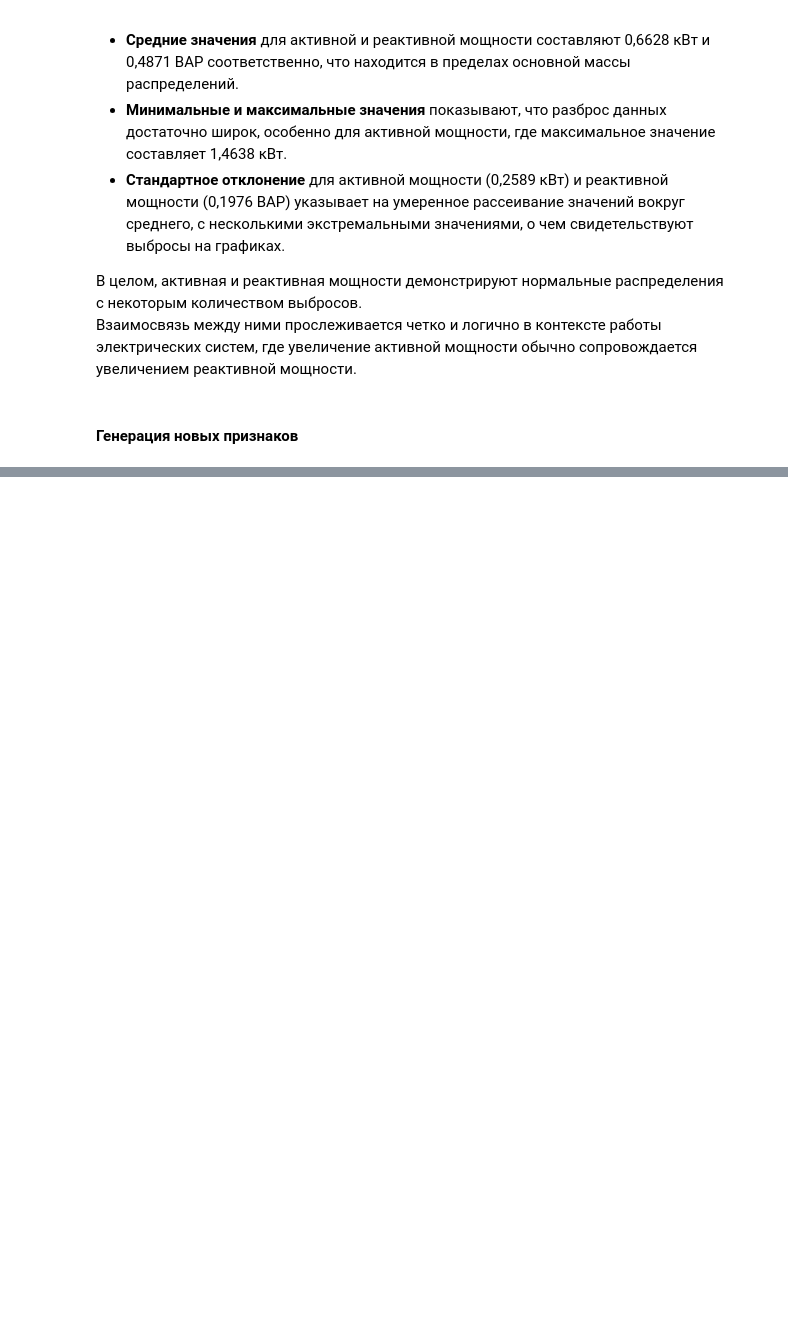
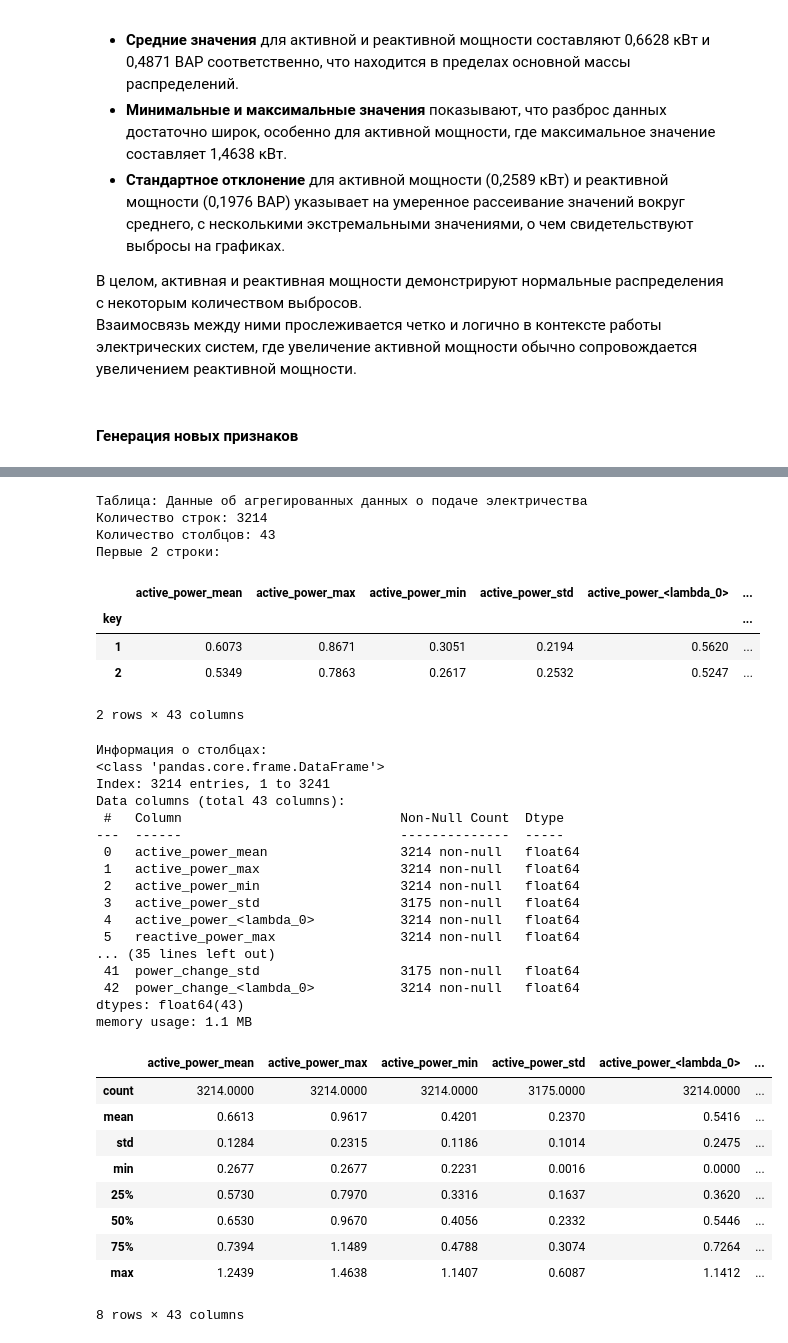
Before and after one commit to EPrutskoy/EPrutskoy, a Jupyter notebook: steel_temp_prediction/1d4c36b2-5168-4ae1-b314-a56a8d5214b9.ipynb, the cells around one changed output, grey strips where cells are left out. Saved outputs shown, nothing was run; the diff lists cells and outputs as text; code cells hidden in the pictures; blank space fills up the shorter version.

```diff
--- a/steel_temp_prediction/1d4c36b2-5168-4ae1-b314-a56a8d5214b9.ipynb
+++ b/steel_temp_prediction/1d4c36b2-5168-4ae1-b314-a56a8d5214b9.ipynb
@@ -884,25 +910,29 @@ $$
 # %%
-# Рассчитываем полную мощность (аппаратную мощность)
+# 1 Рассчитываем полную мощность (аппаратную мощность)
 data_arc['apparent_power'] = np.sqrt(data_arc['active_power']**2 + data_arc['reactive_power']**2)
 
-# Рассчитываем коэффициент мощности (cos(φ))
+# 2 Рассчитываем коэффициент мощности (cos(φ))
 data_arc['power_factor'] = data_arc['active_power'] / data_arc['apparent_power']
 
-# Создаем новый признак "Длительность нагрева" в секундах
+# 3 Создаем новый признак "Длительность нагрева" в секундах
 data_arc['heating_duration'] = (data_arc['end_heating_arc'] - data_arc['start_heating_arc']).dt.total_seconds()
 
-# Создаем новый признак energy_consumed
+# 4 Создаем новый признак energy_consumed
 data_arc['energy_consumed'] = data_arc['apparent_power'] * data_arc['heating_duration']
 
-
-# Группируем данные по ключу 'key' и рассчитываем разницу длительности и энергии внутри каждой группы
+# 5 6 Группируем данные по ключу 'key' и рассчитываем разницу длительности и энергии внутри каждой группы
 data_arc['power_diff'] = data_arc.groupby('key')['active_power'].diff()
-data_arc['heating_duration_diff'] = abs(data_arc.groupby('key')['heating_duration'].diff())
+data_arc['heating_duration_diff'] = data_arc.groupby('key')['heating_duration'].diff()
 
 data_arc['power_diff'].fillna(0, inplace=True)
 data_arc['heating_duration_diff'].fillna(0, inplace=True)
 
+# 7 power_change + замена некорректных значений
 data_arc['power_change'] = data_arc['power_diff'] / data_arc['heating_duration_diff']
+data_arc['power_change'].replace([np.inf, -np.inf], 0, inplace=True)
+data_arc['power_change'].fillna(0, inplace=True)
+
+data_arc = data_arc.round(7) # округлим числа в таблице до 7го знака после запятой для экономии памяти
 # %%
 data_info(data_arc, 'Данные о дуговом нагреве ')
 # %% [output]
@@ -990 +977,59 @@ memory usage: 1.5 MB
+# %%
+aggregated_data = data_arc.groupby('key').agg({
+    'active_power': ['mean',
+                     'max',
+                     'min',
+                     'std',
+                     lambda x: x.max() - x.min()],
+  'reactive_power': ['max', 'min'],
+  'apparent_power': ['mean', 'max', 'min', 'std', lambda x: x.max() - x.min()],
+  'power_factor': ['mean', 'max', 'min', 'std', lambda x: x.max() - x.min()],
+  'heating_duration': ['mean', 'max', 'min', 'std', lambda x: x.max() - x.min()],
+  'energy_consumed': ['sum', 'mean', 'max', 'min', 'std', lambda x: x.max() - x.min()],
+  'power_diff': ['mean', 'max', 'min', 'std', lambda x: x.max() - x.min()],
+  'heating_duration_diff': ['mean', 'max', 'min', 'std', lambda x: x.max() - x.min()],
+  'power_change': ['mean', 'max', 'min', 'std', lambda x: x.max() - x.min()]
+})
+
+# Переименуем столбцы для удобства
+aggregated_data.columns = ['_'.join(col) if isinstance(col, tuple) else col for col in aggregated_data.columns]
+
+data_info(aggregated_data, 'Данные об агрегированных данных о подаче электричества')
+# %% [output]
+Таблица: Данные об агрегированных данных о подаче электричества
+Количество строк: 3214
+Количество столбцов: 43
+Первые 2 строки:
+|  | active_power_mean | active_power_max | active_power_min | active_power_std | active_power_<lambda_0> | ... |
+| key |  |  |  |  |  | ... |
+| 1 | 0.6073 | 0.8671 | 0.3051 | 0.2194 | 0.5620 | ... |
+| 2 | 0.5349 | 0.7863 | 0.2617 | 0.2532 | 0.5247 | ... |
+2 rows × 43 columns
+Информация о столбцах:
+<class 'pandas.core.frame.DataFrame'>
+Index: 3214 entries, 1 to 3241
+Data columns (total 43 columns):
+ #   Column                            Non-Null Count  Dtype
+---  ------                            --------------  -----
+ 0   active_power_mean                 3214 non-null   float64
+ 1   active_power_max                  3214 non-null   float64
+ 2   active_power_min                  3214 non-null   float64
+ 3   active_power_std                  3175 non-null   float64
+ 4   active_power_<lambda_0>           3214 non-null   float64
+ 5   reactive_power_max                3214 non-null   float64
+... (35 lines left out)
+ 41  power_change_std                  3175 non-null   float64
+ 42  power_change_<lambda_0>           3214 non-null   float64
+dtypes: float64(43)
+memory usage: 1.1 MB
+|  | active_power_mean | active_power_max | active_power_min | active_power_std | active_power_<lambda_0> | ... |
+| count | 3214.0000 | 3214.0000 | 3214.0000 | 3175.0000 | 3214.0000 | ... |
+| mean | 0.6613 | 0.9617 | 0.4201 | 0.2370 | 0.5416 | ... |
+| std | 0.1284 | 0.2315 | 0.1186 | 0.1014 | 0.2475 | ... |
+| min | 0.2677 | 0.2677 | 0.2231 | 0.0016 | 0.0000 | ... |
+| 25% | 0.5730 | 0.7970 | 0.3316 | 0.1637 | 0.3620 | ... |
+| 50% | 0.6530 | 0.9670 | 0.4056 | 0.2332 | 0.5446 | ... |
+| 75% | 0.7394 | 1.1489 | 0.4788 | 0.3074 | 0.7264 | ... |
+| max | 1.2439 | 1.4638 | 1.1407 | 0.6087 | 1.1412 | ... |
+8 rows × 43 columns
 # %%
```
Also changed, not shown: parts of 10 cells of this notebook, 1 other file.
